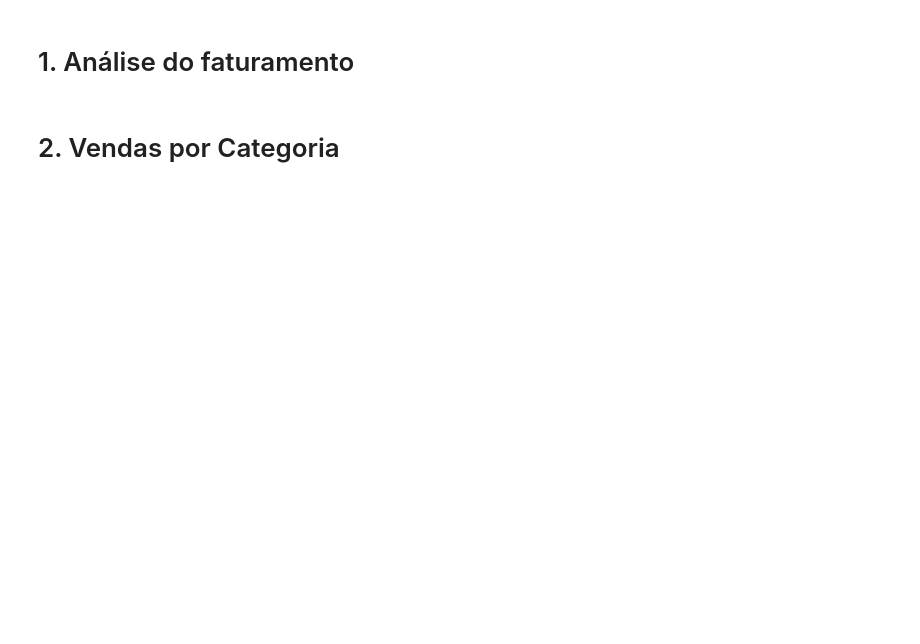
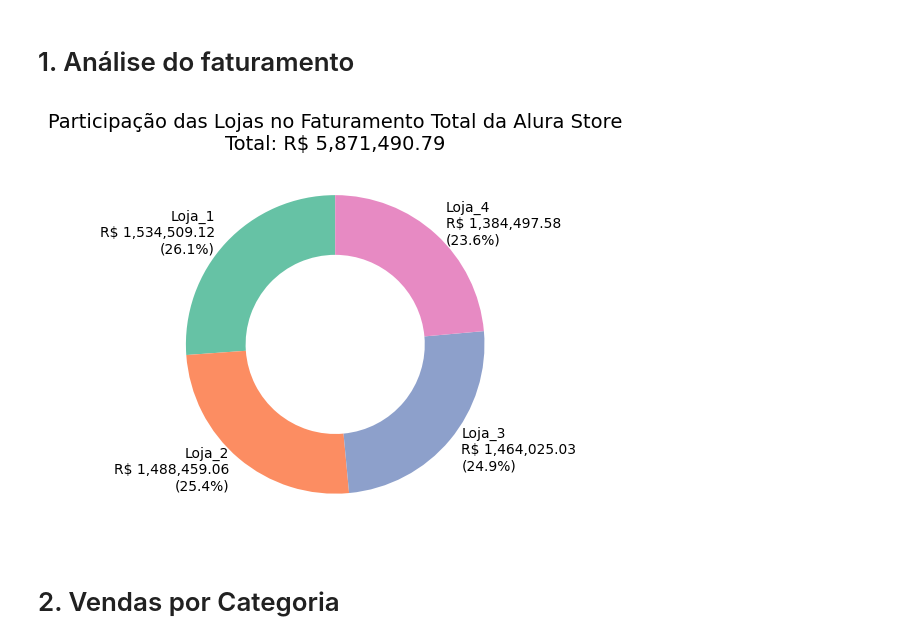
Before and after one commit to moises-rb/DataScienceONE, a Jupyter notebook: Challenge_AluraStoreBr.ipynb, the cells around one changed output. Saved outputs shown, nothing was run; the diff lists cells and outputs as text; code cells hidden in the pictures; blank space fills up the shorter version.

Commit message:
Atuaização do Challenge - Faturamento, Vendas, Produtos Mais e Menos Vendidos

```diff
--- a/Challenge_AluraStoreBr.ipynb
+++ b/Challenge_AluraStoreBr.ipynb
@@ -23,0 +56,9 @@ loja.head()
+# %%
+# Adicionando coluna de identificação da loja (sem alterar a importação original)
+loja['loja'] = 'Loja_1'
+loja2['loja'] = 'Loja_2'
+loja3['loja'] = 'Loja_3'
+loja4['loja'] = 'Loja_4'
+# %%
+# Unindo todos os DataFrames em uma única base
+df_geral = pd.concat([loja, loja2, loja3, loja4])
@@ -24,2 +87,5 @@ loja.head()
 # %% [markdown]
 # 1. Análise do faturamento
+# %%
+# Valor total por loja
+faturamento_por_loja = df_geral.groupby('loja')['Preço'].sum().round(2)
@@ -26,2 +95,19 @@ loja.head()
+# %%
+# Valor total geral com nome da loja, valor e percentual
+
+labels = [f'{loja}\nR$ {valor:,.2f}\n({(valor/faturamento_total)*100:.1f}%)'
+          for loja, valor in faturamento_por_loja.items()]
+
+# Gráfico
+plt.figure(figsize=(5, 5))
+plt.pie(faturamento_por_loja, labels=labels, startangle=90,
+        colors=['#66c2a5','#fc8d62','#8da0cb','#e78ac3'],
+        wedgeprops=dict(width=0.4))  # Estilo "donut" elegante
+
+plt.title(f'Participação das Lojas no Faturamento Total da Alura Store\nTotal: R$ {faturamento_total:,.2f}', fontsize=14)
+plt.tight_layout()
+plt.show()
+# %% [output]
+[figure, added]
 # %% [markdown]
 # 2. Vendas por Categoria
```
Also changed, not shown: parts of 23 cells of this notebook.
